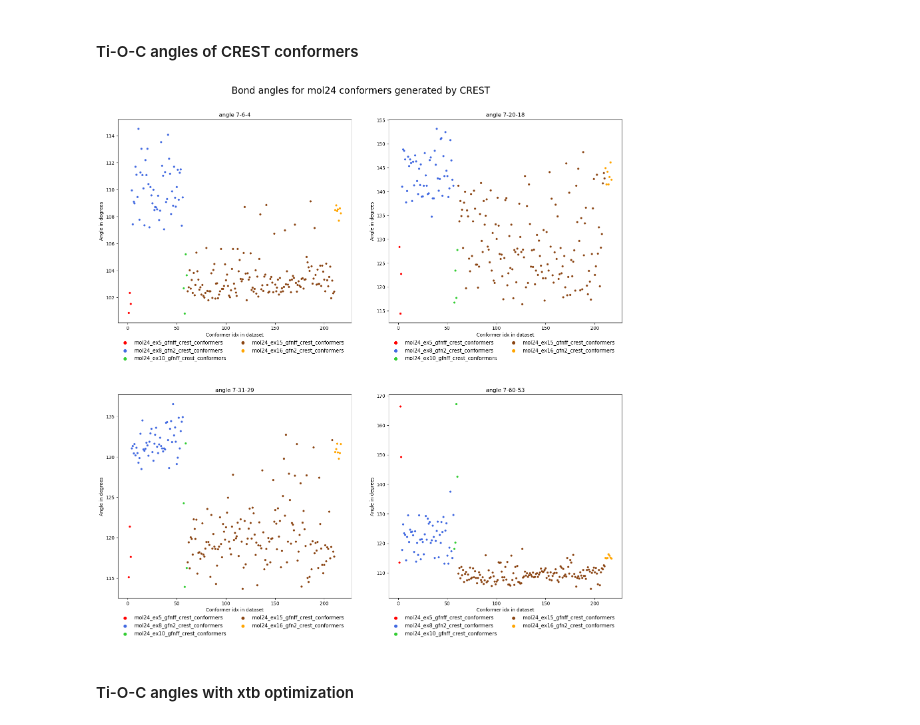
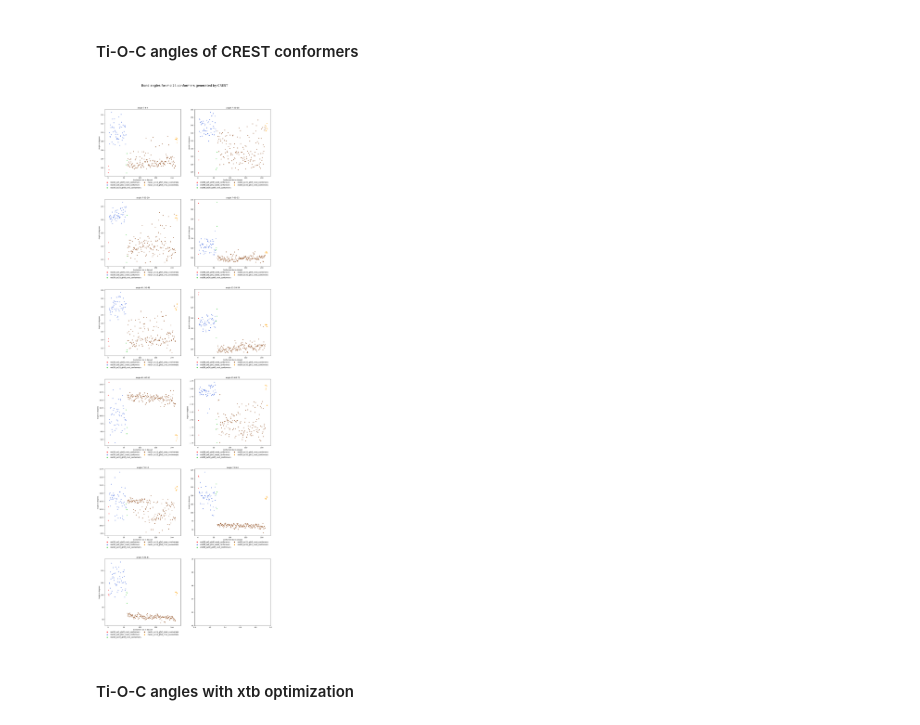
Before and after one commit to urmaspitsi/molli, a Jupyter notebook: examples/Explorer1.ipynb, the cells around one changed output. Saved outputs shown, nothing was run; the diff lists cells and outputs as text; code cells hidden in the pictures.

```diff
--- a/examples/Explorer1.ipynb
+++ b/examples/Explorer1.ipynb
@@ -194,7 +194,7 @@ features_list = forbidden_bonds_list
 n = len(features_list)
 num_cols = 2
 num_rows = n // num_cols if n % num_cols == 0 else n // num_cols + 1
-figure_size = (16, 16)
+figure_size = (num_cols * 8, num_rows * 8)
 
 title = "Distances of 'forbidden bonds' for mol24 conformers generated by CREST"
 x_label = "Conformer idx in dataset"
@@ -231,7 +231,7 @@ features_list = forbidden_bonds_list
 n = len(features_list)
 num_cols = 2
 num_rows = n // num_cols if n % num_cols == 0 else n // num_cols + 1
-figure_size = (16, 16)
+figure_size = (num_cols * 8, num_rows * 8)
 
 title = "Distances of 'forbidden bonds' for mol24 optimization steps with xtb"
 x_label = "Optimization step"
@@ -268,7 +268,7 @@ features_list = forbidden_bonds_list
 n = len(features_list)
 num_cols = 2
 num_rows = n // num_cols if n % num_cols == 0 else n // num_cols + 1
-figure_size = (16, 16)
+figure_size = (num_cols * 8, num_rows * 8)
 
 title = "Distances of 'forbidden bonds' for mol24 optimization steps with DFT (using Gaussian)"
 x_label = "Conformer idx in dataset"
@@ -301,36 +301,36 @@ plt.show()
 # https://matplotlib.org/stable/gallery/color/named_colors.html
 
 dataset_list_results = crest_conformers_tioc_angles_results
 dataset_names = crest_conformers_dataset_names
 features_list = tioc_angles_list
 
-n = 4 # len(features_list)
+n = len(features_list)
 num_cols = 2
 num_rows = n // num_cols if n % num_cols == 0 else n // num_cols + 1
-figure_size = (16, 16)
+figure_size = (num_cols * 8, num_rows * 8)
 
 title = "Bond angles for mol24 conformers generated by CREST"
 x_label = "Conformer idx in dataset"
 y_label = "Angle in degrees"
 
 _, axs = plt.subplots(num_rows, num_cols, figsize=figure_size)
 start_idx = 0
 for dset_idx, calcs in enumerate(dataset_list_results):
     for data, ax in zip(calcs["calc_by_features"], axs.ravel()):
         ax.scatter([start_idx + i + 1 for i, _ in enumerate(data.values)], data.values, s=12, c=colours[dset_idx], label=dataset_names[dset_idx])
         ax.set_title(data.name)
         ax.set_xlabel(x_label)
         ax.set_ylabel(y_label)
         #ax.legend(loc="upper left")
         ax.legend(loc=(0, -0.2), ncol=2, mode="expand", edgecolor="white", fontsize=11, markerscale=1.75)
     start_idx += len(data.values)
 
 plt.tight_layout(h_pad=6, w_pad=4)
 plt.suptitle(title, fontsize=20, y=1.04)
 #plt.legend()
 plt.show()
 # %% [output]
-[figure, old version]
+[figure, new version]
 # %% [markdown]
 #### Ti-O-C angles with xtb optimization
 # %%
```
Also changed, not shown: parts of 11 cells of this notebook.
